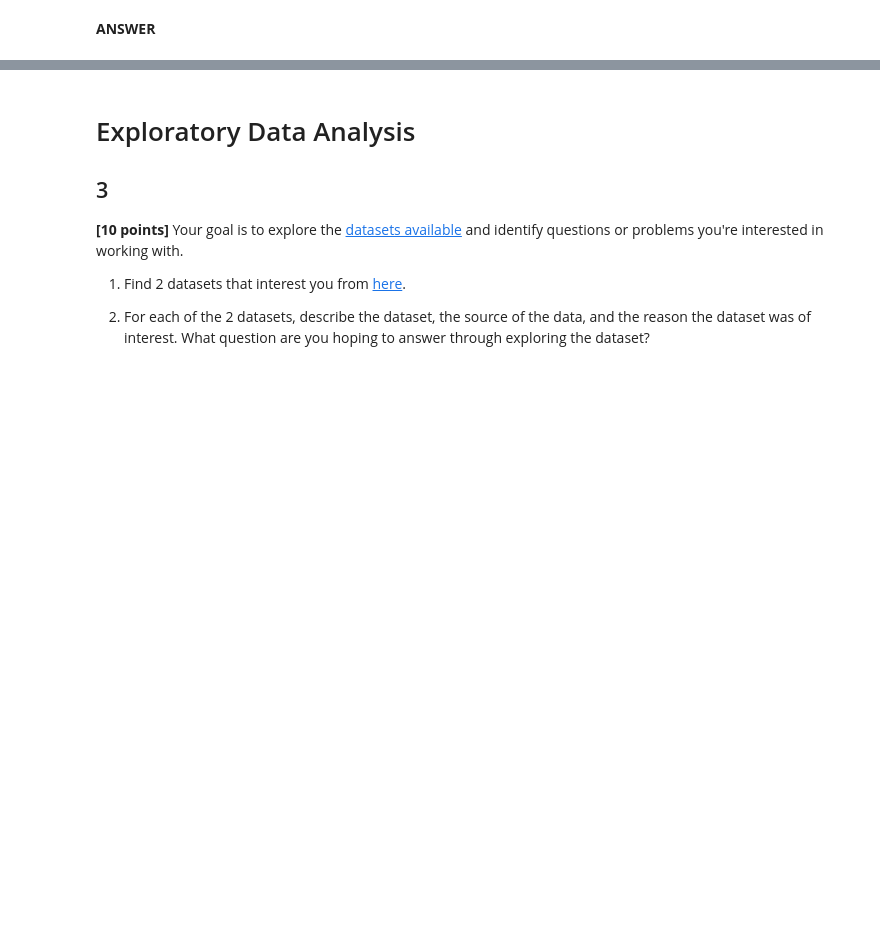
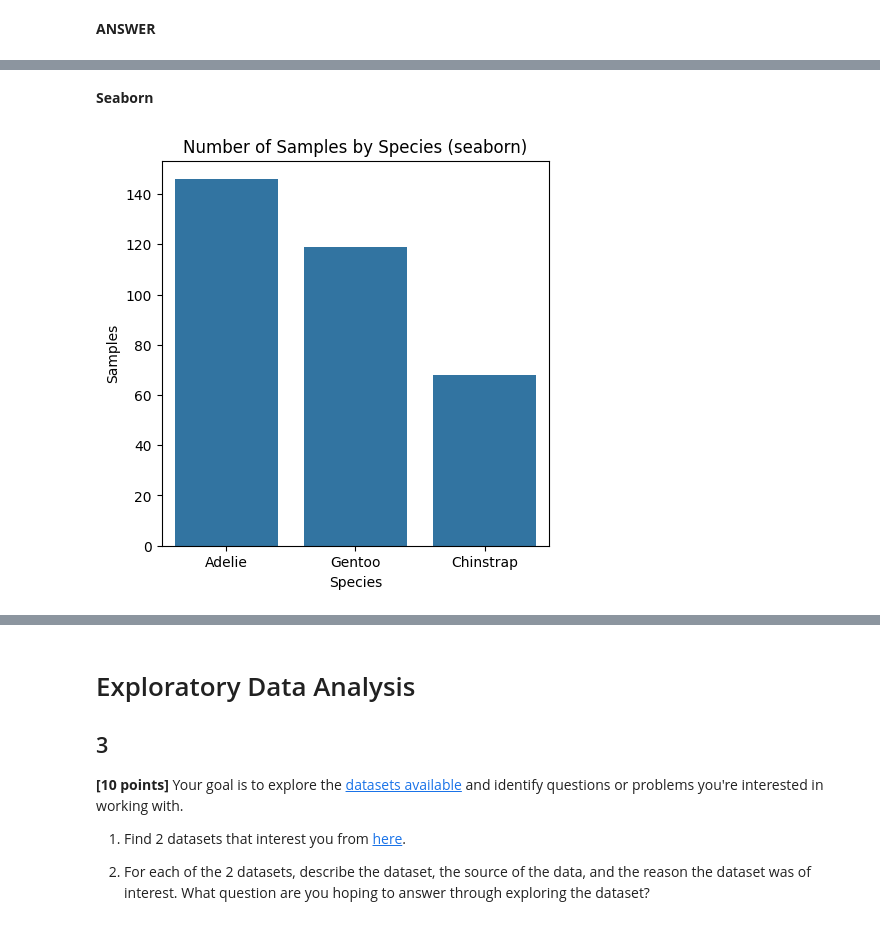
Before and after one commit to solangecdh3/assignments, a Jupyter notebook: assignments_1/assignment_1.ipynb, the cells around one changed output, grey strips where cells are left out. Drawn from its saved outputs; the diff is of its cells as text; code cells hidden in the pictures; blank space fills up the shorter version.

```diff
--- a/assignments_1/assignment_1.ipynb
+++ b/assignments_1/assignment_1.ipynb
@@ -296,0 +339,14 @@ _The following questions are work 5 points each._
+# %% [markdown]
+**Seaborn**
+# %%
+import seaborn as sbn
+import matplotlib.pyplot as plt
+
+plt.figure(figsize=(5, 5))
+sbn.countplot(data=penguins_cleaned, x='species')
+plt.title('Number of Samples by Species (seaborn)')
+plt.xlabel('Species')
+plt.ylabel('Samples')
+plt.show()
+# %% [output]
+[figure, added]
```
Also changed, not shown: parts of 9 cells of this notebook.
